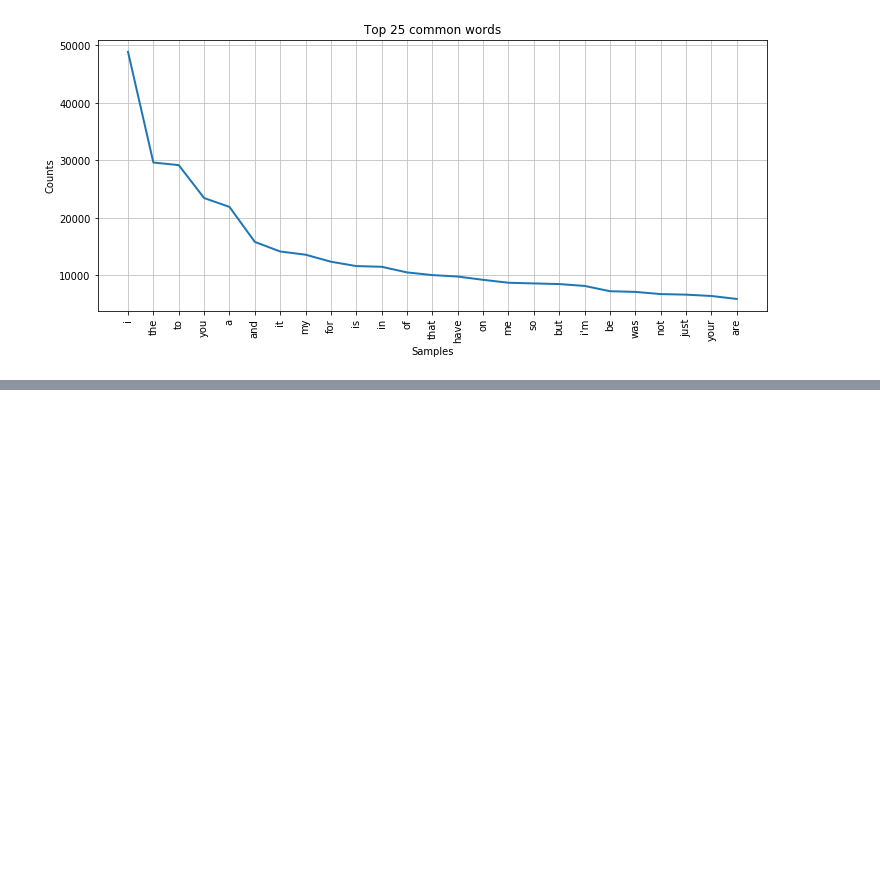
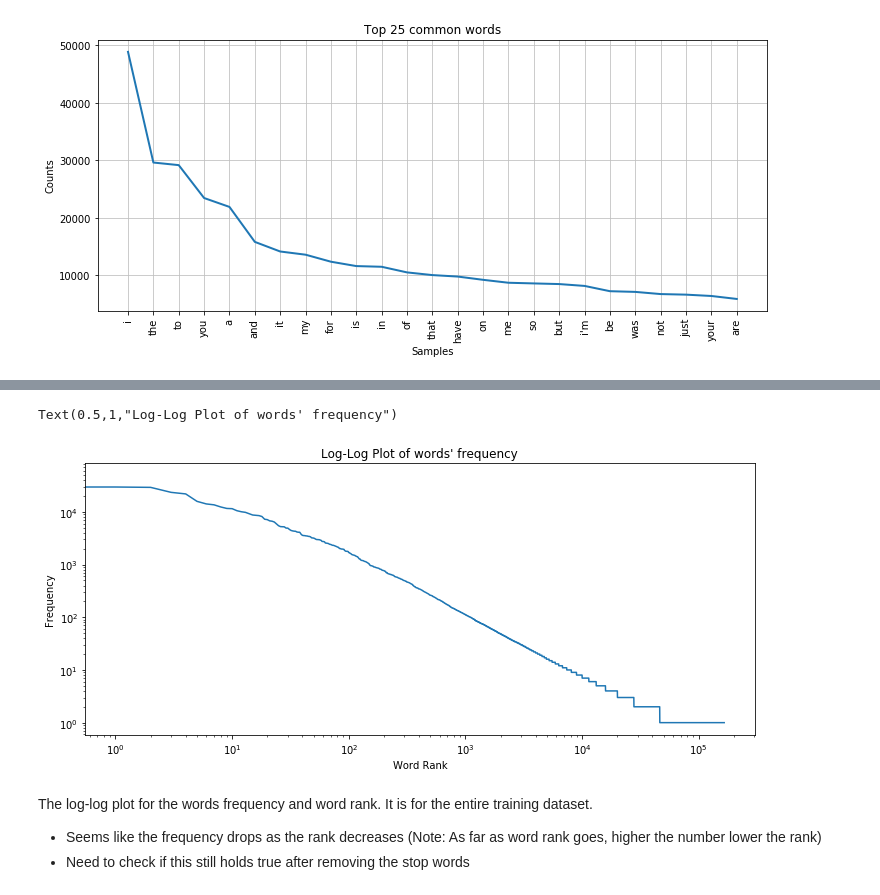
Before and after one commit to swetha-sundar/sentiment-analysis, a Jupyter notebook: explore-training-dataset.ipynb, the cells around one changed output, grey strips where cells are left out. Drawn from its saved outputs; the diff is of its cells as text; code cells hidden in the pictures; blank space fills up the shorter version.

Commit message:
- Rename notebook - Add final graphs and observations to finish exploring the training dataset

```diff
--- a/preprocessing.ipynb
+++ b/explore-training-dataset.ipynb
@@ -155,0 +179,15 @@ fd.plot(25, cumulative=False)
+# %%
+word_counts = sorted(Counter(all_words).values(), reverse=True)
+plt.figure(figsize=(12,5))
+plt.loglog(word_counts)
+plt.xlabel("Word Rank")
+plt.ylabel("Frequency")
+plt.title("Log-Log Plot of words' frequency")
+# %% [output]
+Text(0.5,1,"Log-Log Plot of words' frequency")
+[figure, added]
+# %% [markdown]
+The log-log plot for the words frequency and word rank. It is for the entire training dataset.
+
+- Seems like the frequency drops as the rank decreases (Note: As far as word rank goes, higher the number lower the rank)
+- Need to check if this still holds true after removing the stop words
```
Also changed, not shown: parts of 4 cells of this notebook.
